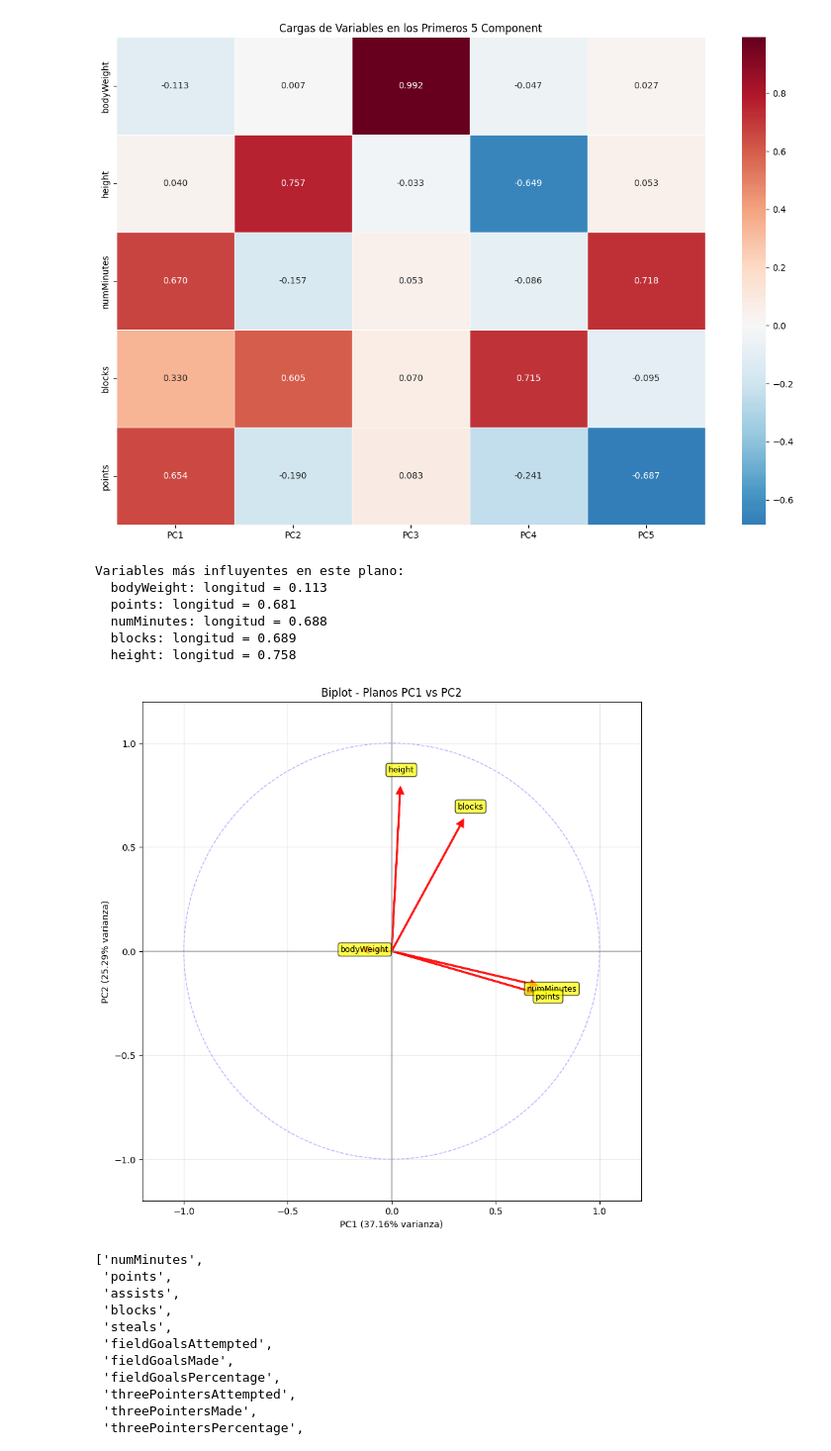
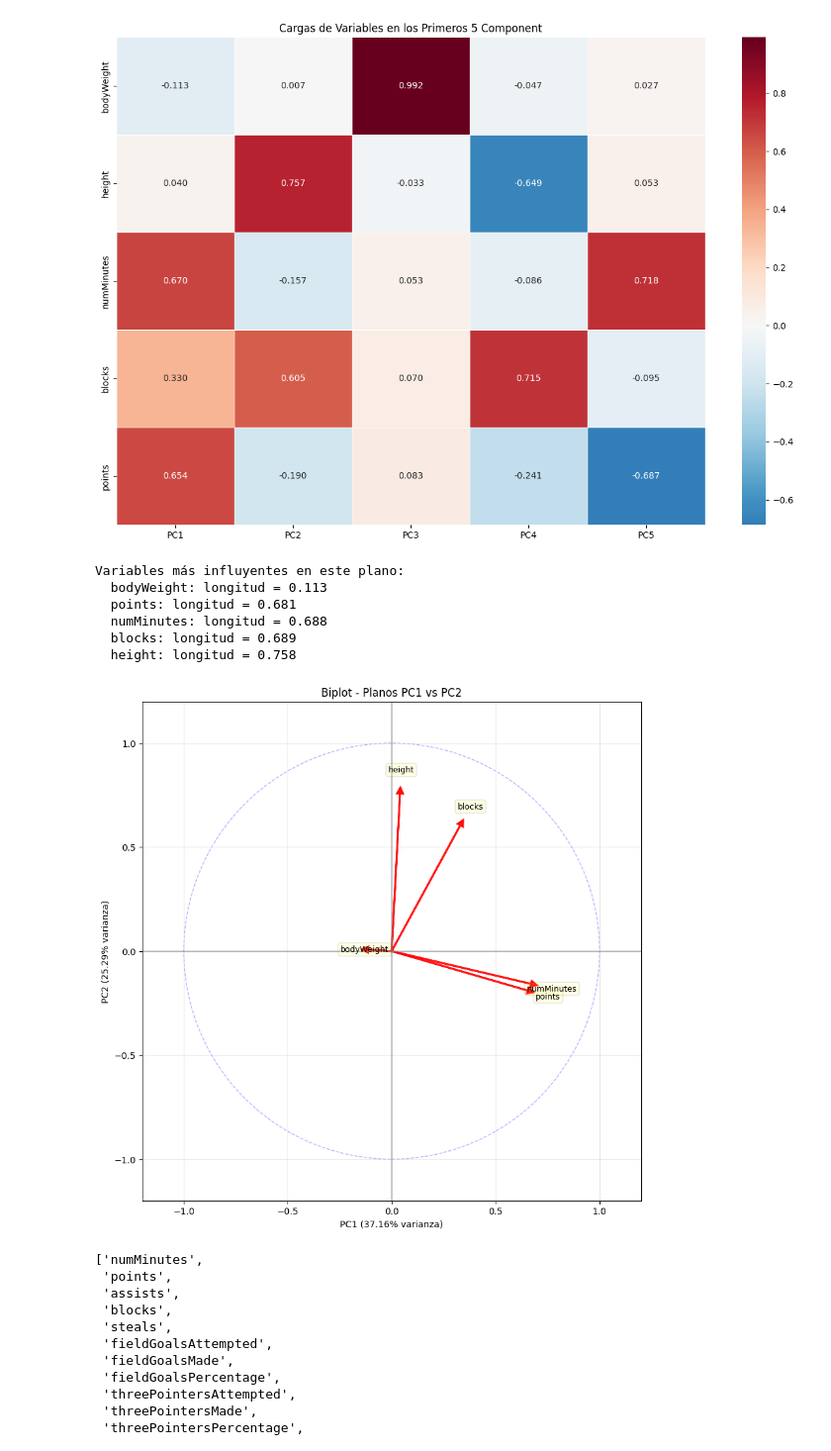
Before and after one commit to 2roma5/Diplomado_M1, a Jupyter notebook: Transformacio.ipynb, the cells around one changed output. Shown at 99% size. Drawn from its saved outputs; the diff is of its cells as text; code cells hidden in the pictures.

```diff
--- a/Transformacio.ipynb
+++ b/Transformacio.ipynb
@@ -444,37 +444,37 @@ def enhanced_biplot(pca, features, component_x=0, component_y=1, highlight_top=5
                 head_width=0.03, head_length=0.03,
                 fc=color, ec=color, alpha=alpha, linewidth=linewidth)
 
-        # Texto con fondo
-        bbox_props = dict(boxstyle="round,pad=0.3", facecolor="yellow", alpha=0.7)
+
+        bbox_props = dict(boxstyle="round,pad=0.3", facecolor="yellow", alpha=0.1)
         ax.text(loadings[i, component_x] * 1.15, loadings[i, component_y] * 1.15,
                features[i], ha='center', va='center', fontsize=9, bbox=bbox_props)
 
     # Variables más importantes
     print("Variables más influyentes en este plano:")
     for i in top_indices:
         length = importance[i]
         print(f"  {features[i]}: longitud = {length:.3f}")
 
     variance = pca.explained_variance_ratio_
     ax.set_xlabel(f'PC{component_x+1} ({variance[component_x]:.2%} varianza)')
     ax.set_ylabel(f'PC{component_y+1} ({variance[component_y]:.2%} varianza)')
     ax.set_title(f'Biplot - Planos PC{component_x+1} vs PC{component_y+1}')
     ax.set_aspect('equal')
     ax.grid(True, alpha=0.3)
 
     return fig, ax
 
-# Usar la versión mejorada
+
 fig, ax = enhanced_biplot(pca, var_pca, component_x=0, component_y=1)
 plt.show()
 # %% [output]
 Variables más influyentes en este plano:
   bodyWeight: longitud = 0.113
   points: longitud = 0.681
   numMinutes: longitud = 0.688
   blocks: longitud = 0.689
   height: longitud = 0.758
-[figure, old version]
+[figure, new version]
 # %%
 all_numeric_vars
 # %% [output]
```
Also changed, not shown: parts of 21 cells of this notebook.
